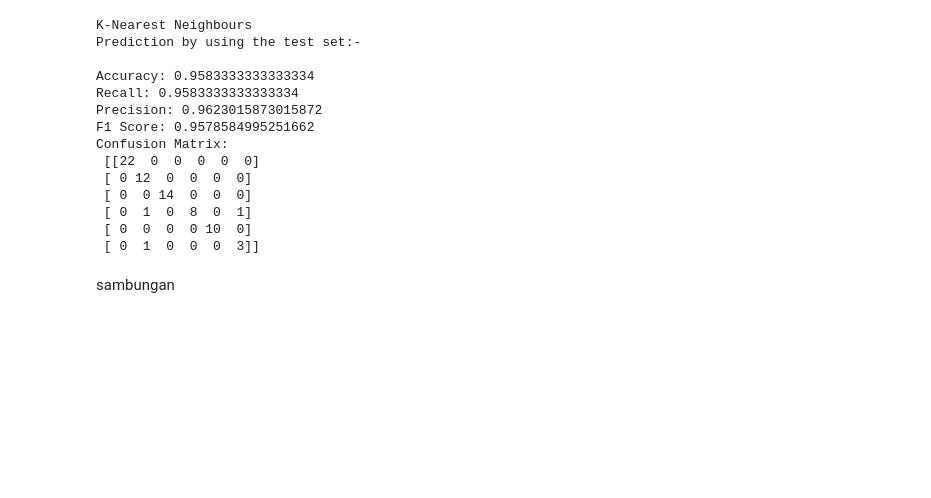
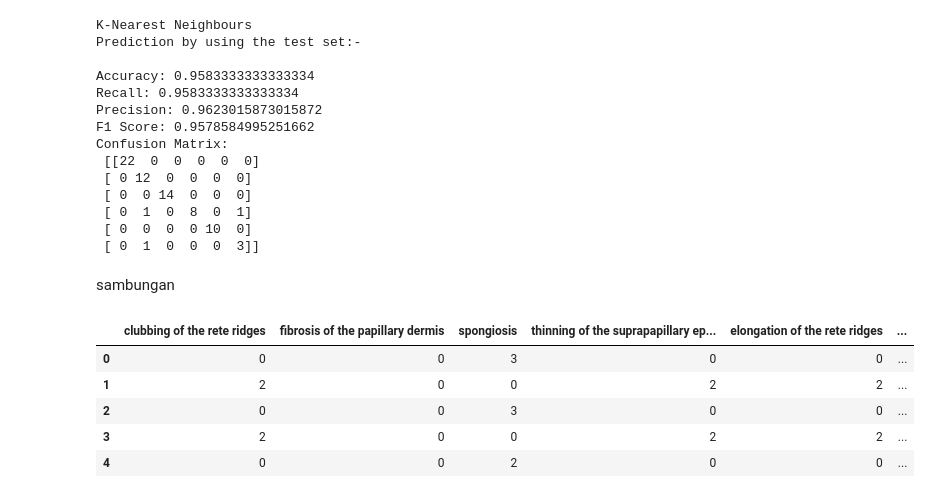
Before and after one commit to NazmiHashim/Dermatology-Neural-Network, a Jupyter notebook: Project Part 2.ipynb, the cells around one changed output. Cells and saved outputs as stored; diff of their text form; code cells hidden in the pictures; blank space fills up the shorter version.

Commit message:
Added neural network
Added neural network algorithm.
The features used are from feature selection method

```diff
--- a/Project Part 2.ipynb
+++ b/Project Part 2.ipynb
@@ -638,0 +644,23 @@ y_pred = classifier.predict(X_test)
+# %%
+# This line selects all the rows of the dataset and all columns except the last column
+X = dataset.iloc[:, :-1] #assigning features to a variable
+
+# This line selects all the rows of the dataset and only the last column
+y = dataset.iloc[:, -1]  ##assigning target to a variable
+# %%
+X = X[['clubbing of the rete ridges',
+               'fibrosis of the papillary dermis',
+               'spongiosis', 'thinning of the suprapapillary epidermis',
+               'elongation of the rete ridges',
+               'exocytosis', 'vacuolisation and damage of basal layer',
+               'koebner phenomenon', 'PNL infiltrate',
+               'saw-tooth appearance of retes']]
+# %%
+X.head()
+# %% [output]
+|  | clubbing of the rete ridges | fibrosis of the papillary dermis | spongiosis | thinning of the suprapapillary ep... | elongation of the rete ridges | ... |
+| 0 | 0 | 0 | 3 | 0 | 0 | ... |
+| 1 | 2 | 0 | 0 | 2 | 2 | ... |
+| 2 | 0 | 0 | 3 | 0 | 0 | ... |
+| 3 | 2 | 0 | 0 | 2 | 2 | ... |
+| 4 | 0 | 0 | 2 | 0 | 0 | ... |
```
Also changed, not shown: parts of 23 cells of this notebook.
